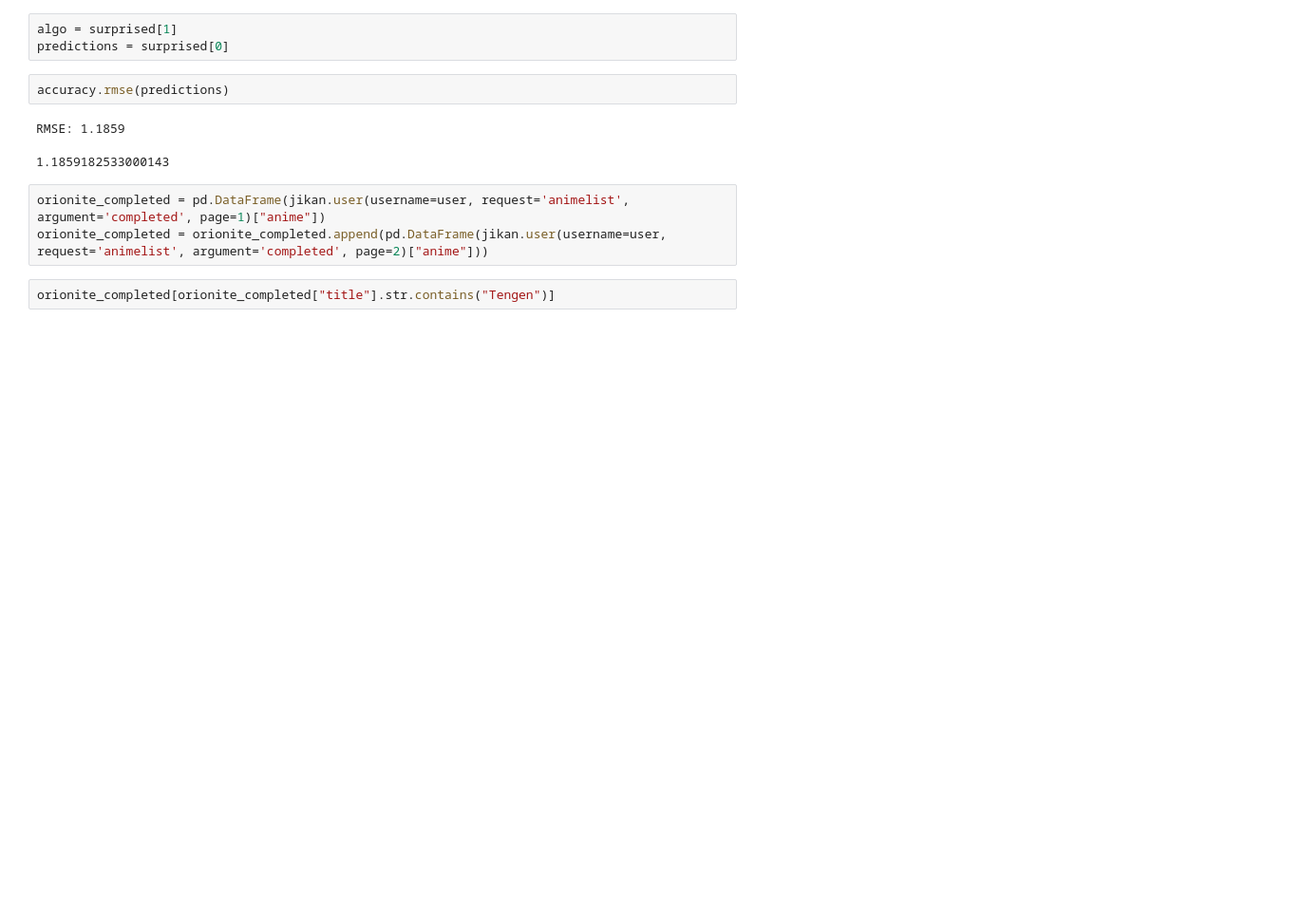
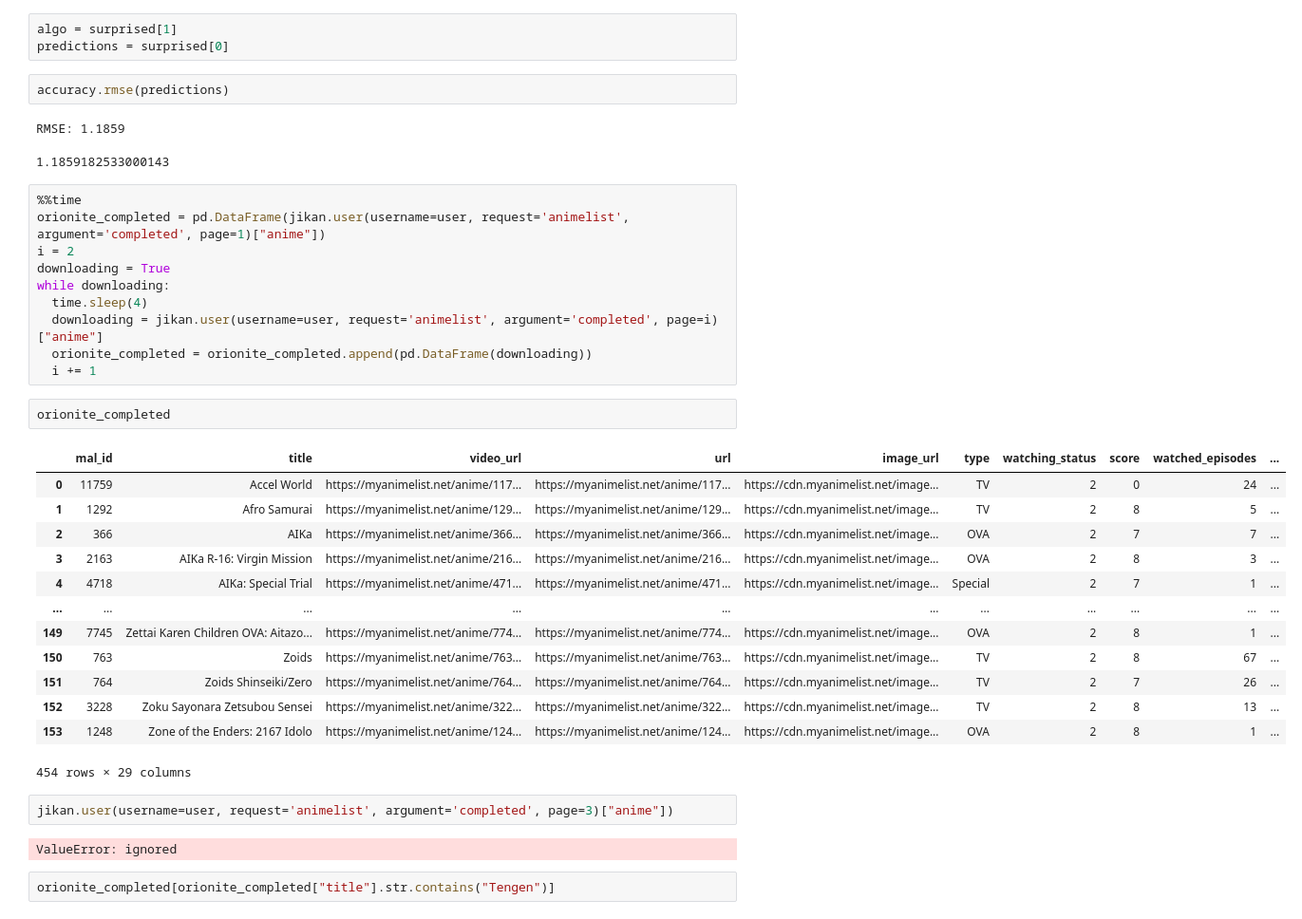
Before and after one commit to robert-myers/myanimelist-recommender, a Jupyter notebook: notebooks/try_it_out.ipynb, the cells around one changed output. Shown at 95% size. Cells and saved outputs as stored; diff of their text form; blank space fills up the shorter version.

```diff
--- a/notebooks/try_it_out.ipynb
+++ b/notebooks/try_it_out.ipynb
@@ -71,8 +72,35 @@ accuracy.rmse(predictions)
 RMSE: 1.1859
 1.1859182533000143
 # %%
+%%time
 orionite_completed = pd.DataFrame(jikan.user(username=user, request='animelist', argument='completed', page=1)["anime"])
-orionite_completed = orionite_completed.append(pd.DataFrame(jikan.user(username=user, request='animelist', argument='completed', page=2)["anime"]))
+i = 2
+downloading = True
+while downloading:
+  time.sleep(4)
+  downloading = jikan.user(username=user, request='animelist', argument='completed', page=i)["anime"]
+  orionite_completed = orionite_completed.append(pd.DataFrame(downloading))
+  i += 1
+# %%
+orionite_completed
+# %% [output]
+|  | mal_id | title | video_url | url | image_url | type | watching_status | score | watched_episodes | ... |
+| 0 | 11759 | Accel World | https://myanimelist.net/anime/117... | https://myanimelist.net/anime/117... | https://cdn.myanimelist.net/image... | TV | 2 | 0 | 24 | ... |
+| 1 | 1292 | Afro Samurai | https://myanimelist.net/anime/129... | https://myanimelist.net/anime/129... | https://cdn.myanimelist.net/image... | TV | 2 | 8 | 5 | ... |
+| 2 | 366 | AIKa | https://myanimelist.net/anime/366... | https://myanimelist.net/anime/366... | https://cdn.myanimelist.net/image... | OVA | 2 | 7 | 7 | ... |
+| 3 | 2163 | AIKa R-16: Virgin Mission | https://myanimelist.net/anime/216... | https://myanimelist.net/anime/216... | https://cdn.myanimelist.net/image... | OVA | 2 | 8 | 3 | ... |
+| 4 | 4718 | AIKa: Special Trial | https://myanimelist.net/anime/471... | https://myanimelist.net/anime/471... | https://cdn.myanimelist.net/image... | Special | 2 | 7 | 1 | ... |
+| ... | ... | ... | ... | ... | ... | ... | ... | ... | ... | ... |
+| 149 | 7745 | Zettai Karen Children OVA: Aitazo... | https://myanimelist.net/anime/774... | https://myanimelist.net/anime/774... | https://cdn.myanimelist.net/image... | OVA | 2 | 8 | 1 | ... |
+| 150 | 763 | Zoids | https://myanimelist.net/anime/763... | https://myanimelist.net/anime/763... | https://cdn.myanimelist.net/image... | TV | 2 | 8 | 67 | ... |
+| 151 | 764 | Zoids Shinseiki/Zero | https://myanimelist.net/anime/764... | https://myanimelist.net/anime/764... | https://cdn.myanimelist.net/image... | TV | 2 | 7 | 26 | ... |
+| 152 | 3228 | Zoku Sayonara Zetsubou Sensei | https://myanimelist.net/anime/322... | https://myanimelist.net/anime/322... | https://cdn.myanimelist.net/image... | TV | 2 | 8 | 13 | ... |
+| 153 | 1248 | Zone of the Enders: 2167 Idolo | https://myanimelist.net/anime/124... | https://myanimelist.net/anime/124... | https://cdn.myanimelist.net/image... | OVA | 2 | 8 | 1 | ... |
+454 rows × 29 columns
+# %%
+jikan.user(username=user, request='animelist', argument='completed', page=3)["anime"])
+# %% [output]
+ValueError: ignored
 # %%
 orionite_completed[orionite_completed["title"].str.contains("Tengen")]
 # %% [output]
```
Also changed, not shown: parts of 4 cells of this notebook.
